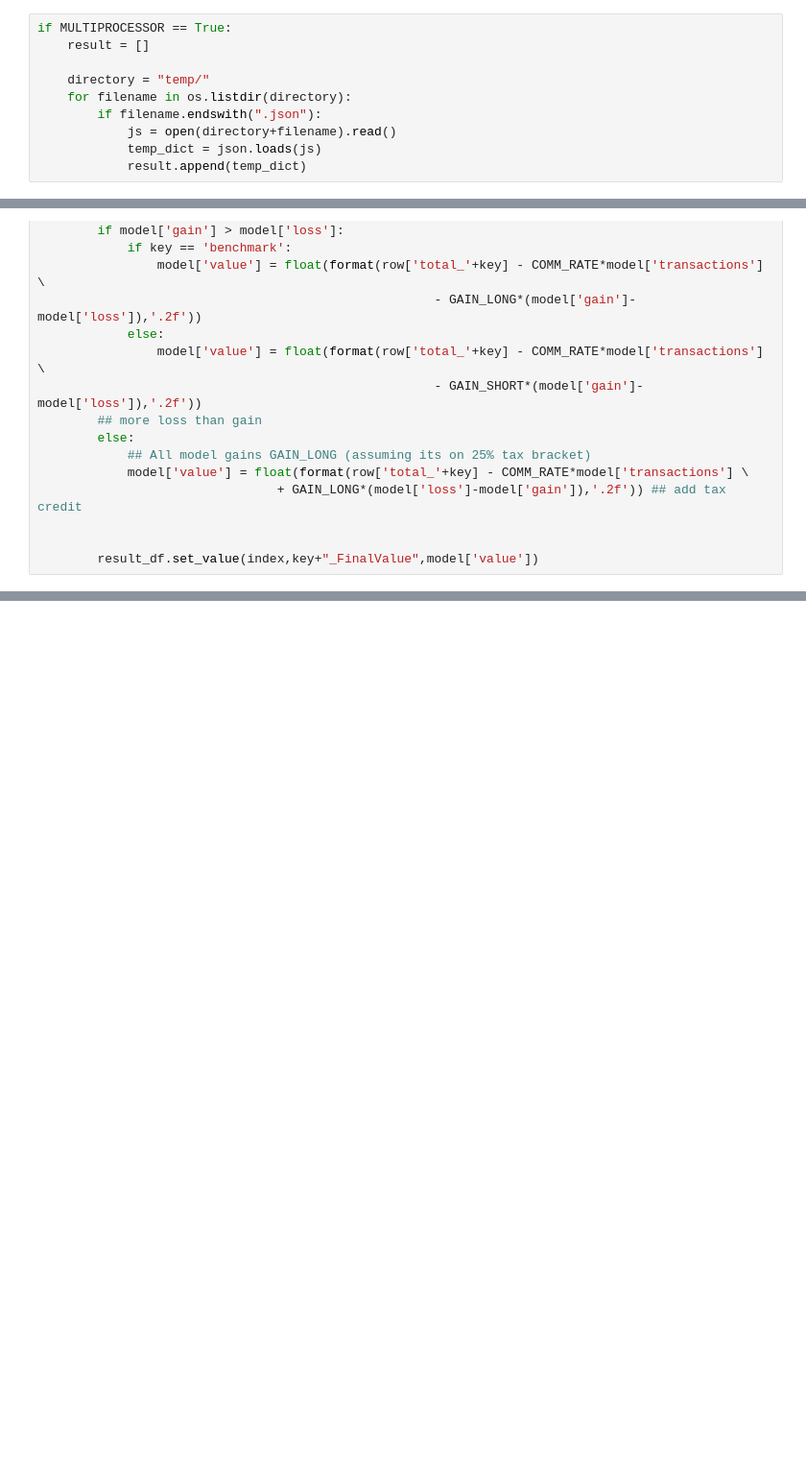
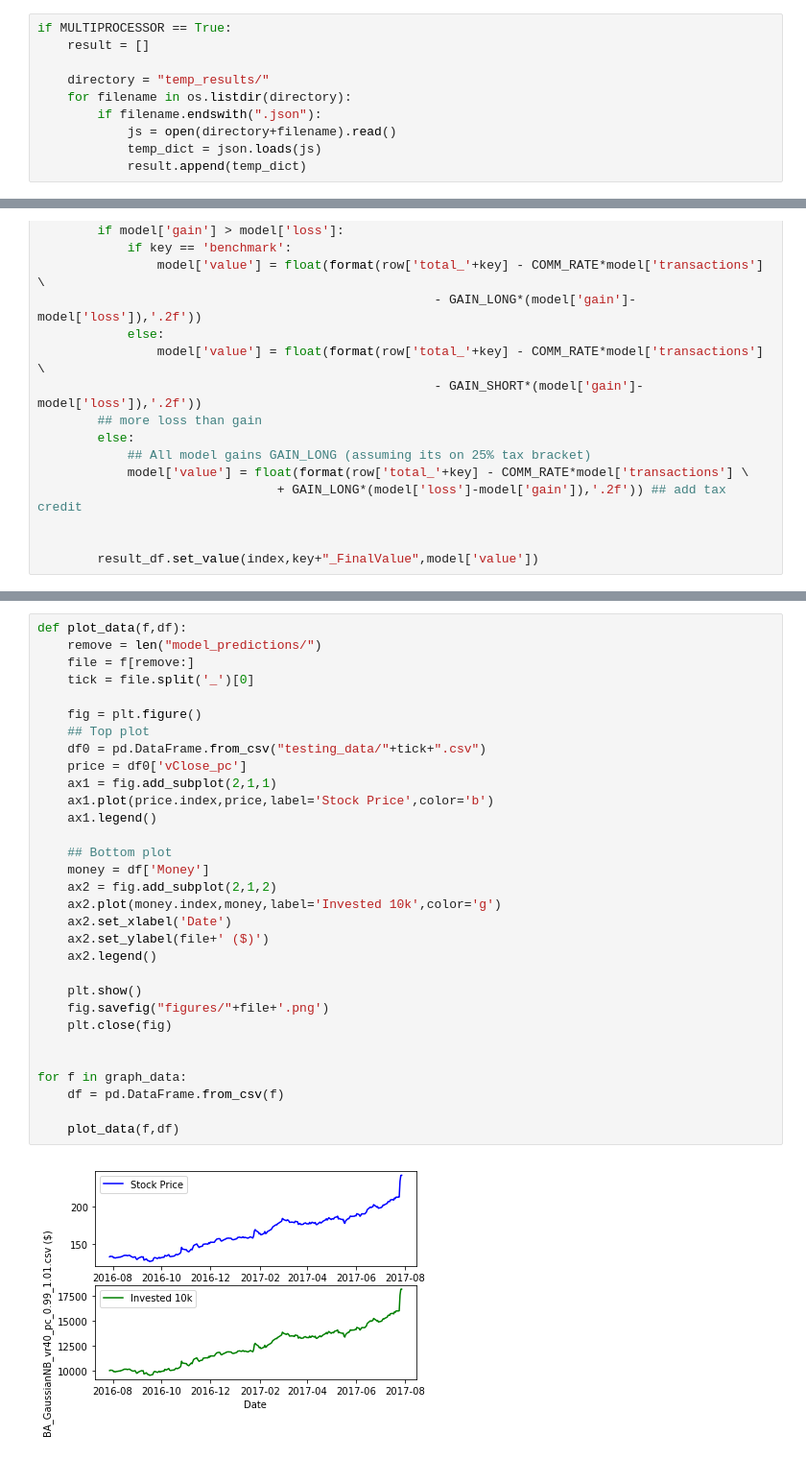
Before and after one commit to En3rG/MLND-Capstone, a Jupyter notebook: portfolio_optimizer.ipynb, the cells around one changed output, grey strips where cells are left out. Shown at 96% size. Cells and saved outputs as stored; diff of their text form; blank space fills up the shorter version.

```diff
--- a/portfolio_optimizer.ipynb
+++ b/portfolio_optimizer.ipynb
@@ -819,7 +976,7 @@ Wall time: 1min 24s
 if MULTIPROCESSOR == True:
     result = []
 
-    directory = "temp/"
+    directory = "temp_results/"
     for filename in os.listdir(directory):
         if filename.endswith(".json"):
             js = open(directory+filename).read()
@@ -923,0 +1221,33 @@ result_df.to_csv('Results.csv')         ## can use parameters: mode='a', header=
+# %%
+def plot_data(f,df):
+    remove = len("model_predictions/")
+    file = f[remove:]
+    tick = file.split('_')[0]
+
+    fig = plt.figure()
+    ## Top plot
+    df0 = pd.DataFrame.from_csv("testing_data/"+tick+".csv")
+    price = df0['vClose_pc']
+    ax1 = fig.add_subplot(2,1,1)
+    ax1.plot(price.index,price,label='Stock Price',color='b')
+    ax1.legend()
+
+    ## Bottom plot
+    money = df['Money']
+    ax2 = fig.add_subplot(2,1,2)
+    ax2.plot(money.index,money,label='Invested 10k',color='g')
+    ax2.set_xlabel('Date')
+    ax2.set_ylabel(file+' ($)')
+    ax2.legend()
+
+    plt.show()
+    fig.savefig("figures/"+file+'.png')
+    plt.close(fig)
+
+
+for f in graph_data:
+    df = pd.DataFrame.from_csv(f)
+
+    plot_data(f,df)
+# %% [output]
+[figure, added]
```
Also changed, not shown: parts of 34 cells of this notebook.
